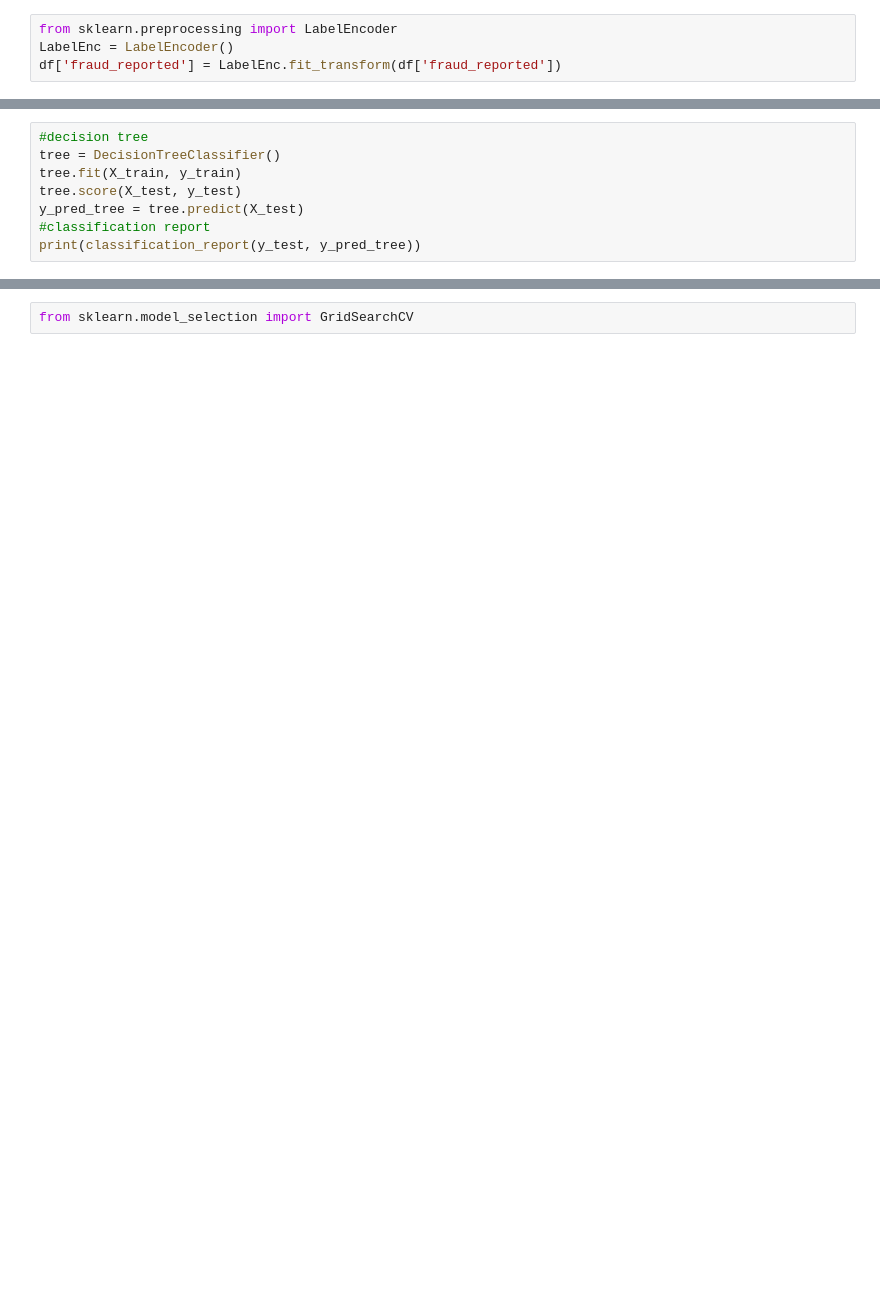
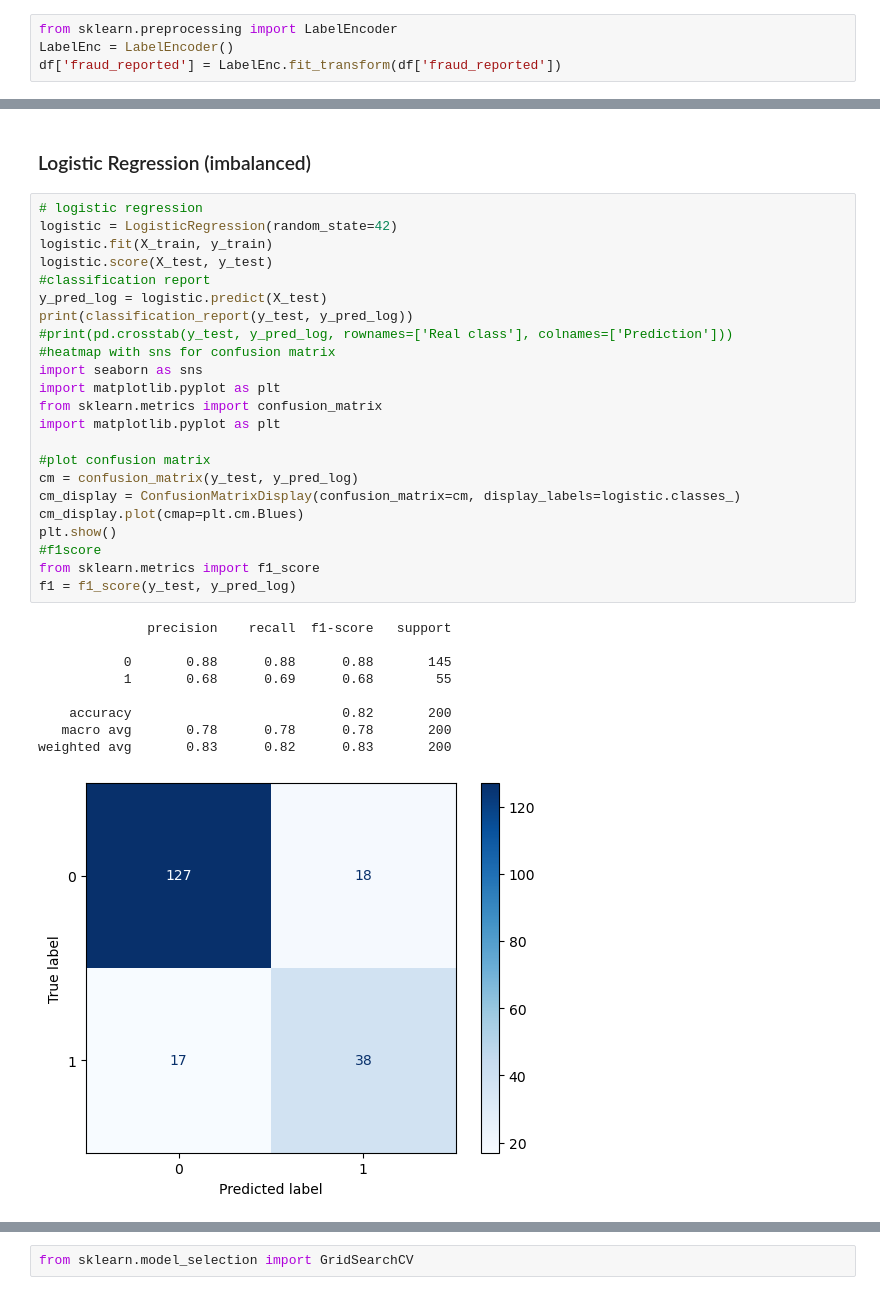
Before and after one commit to BertrandTcheuffa/claim_predict, a Jupyter notebook: data_cleaning_new.ipynb, the cells around one changed output, grey strips where cells are left out. Saved outputs shown, nothing was run; the diff lists cells and outputs as text; blank space fills up the shorter version.

```diff
--- a/data_cleaning_new.ipynb
+++ b/data_cleaning_new.ipynb
@@ -219,8 +216,0 @@ weighted avg       0.81      0.81      0.81       200
-# %%
-#decision tree
-tree = DecisionTreeClassifier()
-tree.fit(X_train, y_train)
-tree.score(X_test, y_test)
-y_pred_tree = tree.predict(X_test)
-#classification report
-print(classification_report(y_test, y_pred_tree))
@@ -279,0 +270,35 @@ plt.show();
+# %% [markdown]
+### Logistic Regression (imbalanced)
+# %%
+# logistic regression
+logistic = LogisticRegression(random_state=42)
+logistic.fit(X_train, y_train)
+logistic.score(X_test, y_test)
+#classification report
+y_pred_log = logistic.predict(X_test)
+print(classification_report(y_test, y_pred_log))
+#print(pd.crosstab(y_test, y_pred_log, rownames=['Real class'], colnames=['Prediction']))
+#heatmap with sns for confusion matrix
+import seaborn as sns
+import matplotlib.pyplot as plt
+from sklearn.metrics import confusion_matrix
+import matplotlib.pyplot as plt
+
+#plot confusion matrix
+cm = confusion_matrix(y_test, y_pred_log)
+cm_display = ConfusionMatrixDisplay(confusion_matrix=cm, display_labels=logistic.classes_)
+cm_display.plot(cmap=plt.cm.Blues)
+plt.show()
+#f1score
+from sklearn.metrics import f1_score
+f1 = f1_score(y_test, y_pred_log)
+# %% [output]
+              precision    recall  f1-score   support
+
+           0       0.88      0.88      0.88       145
+           1       0.68      0.69      0.68        55
+
+    accuracy                           0.82       200
+   macro avg       0.78      0.78      0.78       200
+weighted avg       0.83      0.82      0.83       200
+[figure, added]
```
Also changed, not shown: parts of 92 cells of this notebook, 6 other files.
